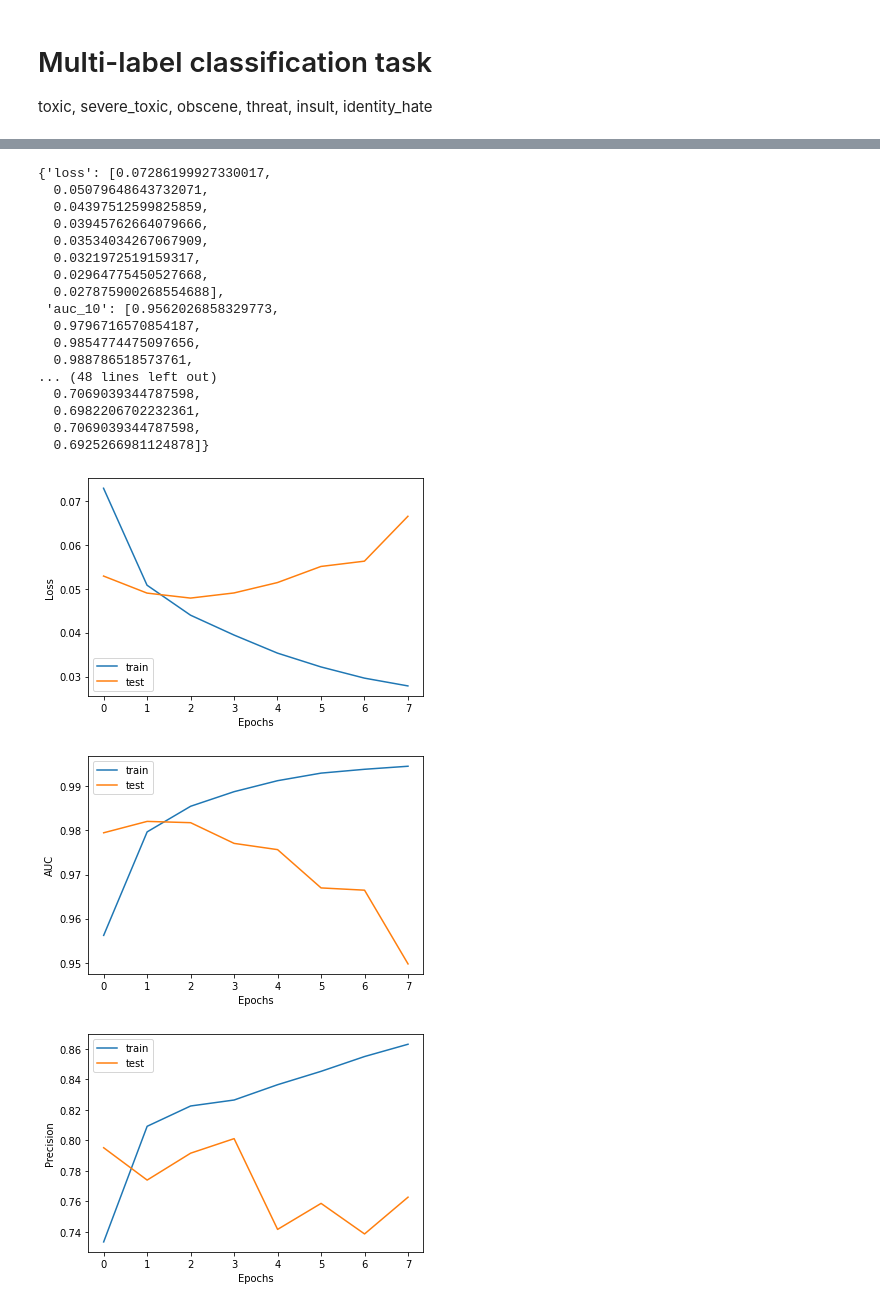
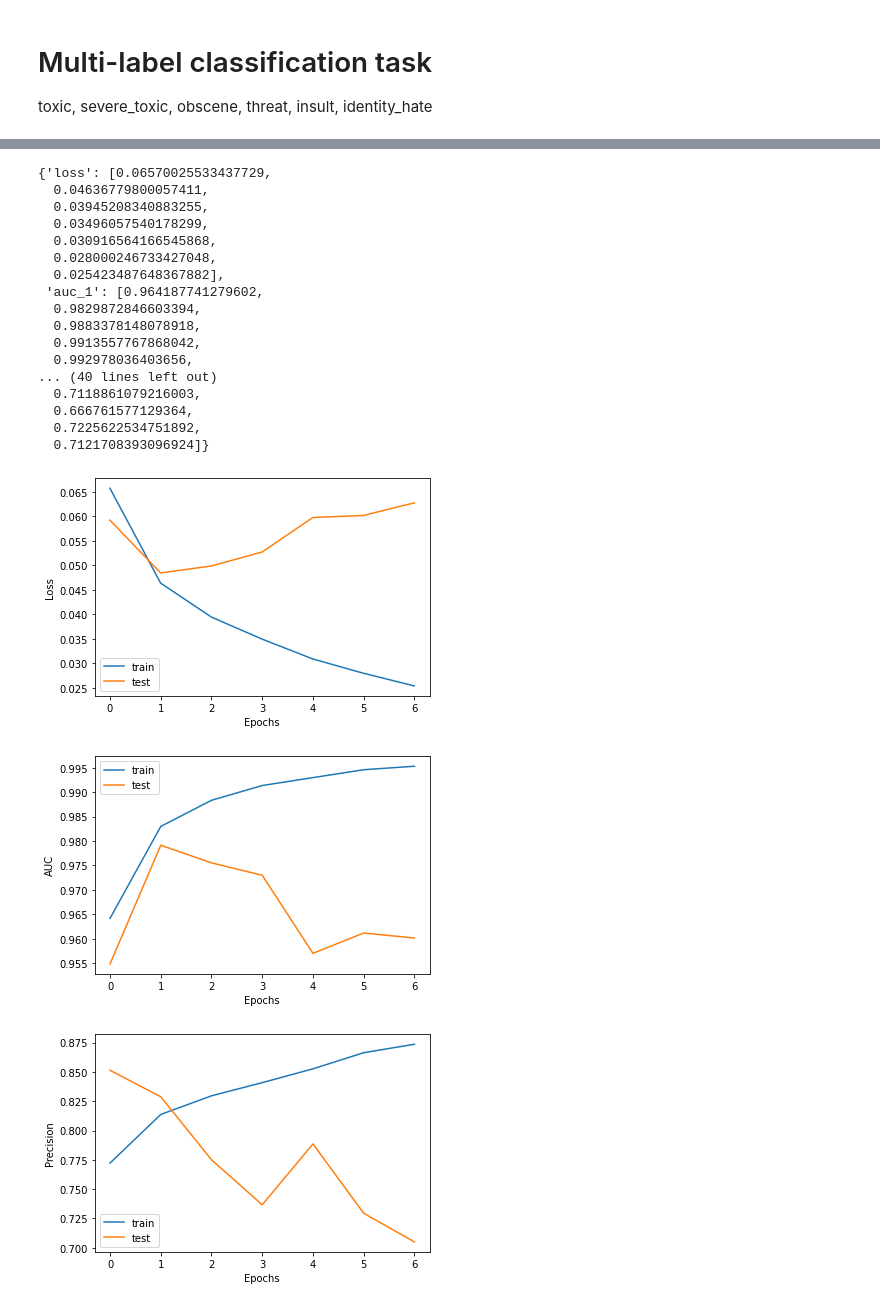
Before and after one commit to francescogemignani/Toxic-Comments-Classification-Challenge, a Jupyter notebook: multilabel-toxicity-classifiers/LSTM.ipynb, the cells around one changed output, grey strips where cells are left out. Drawn from its saved outputs; the diff is of its cells as text; code cells hidden in the pictures.

```diff
--- a/multilabel-toxicity-classifiers/LSTM.ipynb
+++ b/multilabel-toxicity-classifiers/LSTM.ipynb
@@ -70,8 +70,8 @@ test_target = df_test[['toxic','severe_toxic','obscene','threat','insult','ident
 
 n_classes=train_target.shape[1]
 max_words=75000
-max_sequence_length=500
-embedding_dims = 50
+max_sequence_length=200
+embedding_dims = 100
 hidden_units=32
 
 tokenizer = Tokenizer(num_words=max_words)
@@ -86,7 +86,8 @@ test_sequences = tokenizer.texts_to_sequences(test_text)
 X_test = pad_sequences(test_sequences, maxlen=max_sequence_length)
 
 word_index = tokenizer.word_index
-embeddings_index = load_embedding("../glove.6B.50d.txt")
+embeddings_index = load_embedding("../glove.6B.100d.txt")
+#embeddings_index = load_embedding("../glove.6B.50d.txt")
 #embeddings_index = load_embedding("../wiki.simple.vec")
 
 X_train, X_val, y_train, y_val = train_test_split(train_sequences, train_target, test_size=0.2, random_state=100)
@@ -142,5 +143,5 @@ tf.keras.utils.plot_model(model, show_shapes=True, show_dtype=True)
 # %%
-epochs = 10
+epochs = 15
 batch_size=32
 
 es = tf.keras.callbacks.EarlyStopping(monitor='val_loss', patience=5)
@@ -170,23 +169,23 @@ Epoch 8/10
 # %%
 history.history
 # %% [output]
-{'loss': [0.07286199927330017,
-  0.05079648643732071,
-  0.04397512599825859,
-  0.03945762664079666,
-  0.03534034267067909,
-  0.0321972519159317,
-  0.02964775450527668,
-  0.027875900268554688],
- 'auc_10': [0.9562026858329773,
-  0.9796716570854187,
-  0.9854774475097656,
-  0.988786518573761,
-... (48 lines left out)
-  0.7069039344787598,
-  0.6982206702232361,
-  0.7069039344787598,
-  0.6925266981124878]}
+{'loss': [0.06570025533437729,
+  0.04636779800057411,
+  0.03945208340883255,
+  0.03496057540178299,
+  0.030916564166545868,
+  0.028000246733427048,
+  0.025423487648367882],
+ 'auc_1': [0.964187741279602,
+  0.9829872846603394,
+  0.9883378148078918,
+  0.9913557767868042,
+  0.992978036403656,
+... (40 lines left out)
+  0.7118861079216003,
+  0.666761577129364,
+  0.7225622534751892,
+  0.7121708393096924]}
 # %%
 plt.plot(history.history['loss'], label='train')
 plt.plot(history.history['val_loss'], label='test')
@@ -195,23 +194,23 @@ plt.ylabel('Loss')
 plt.legend()
 plt.show()
 # %% [output]
-[figure, old version]
+[figure, new version]
 # %%
-plt.plot(history.history['auc_10'], label='train')
-plt.plot(history.history['val_auc_10'], label='test')
+plt.plot(history.history['auc_1'], label='train')
+plt.plot(history.history['val_auc_1'], label='test')
 plt.xlabel('Epochs')
 plt.ylabel('AUC')
 plt.legend()
 plt.show()
 # %% [output]
-[figure, old version]
+[figure, new version]
 # %%
-plt.plot(history.history['precision_10'], label='train')
-plt.plot(history.history['val_precision_10'], label='test')
+plt.plot(history.history['precision_1'], label='train')
+plt.plot(history.history['val_precision_1'], label='test')
 plt.xlabel('Epochs')
 plt.ylabel('Precision')
 plt.legend()
 plt.show()
 # %% [output]
-[figure, old version]
+[figure, new version]
 # %%
```
Also changed, not shown: parts of 8 cells of this notebook, 3 other files.
